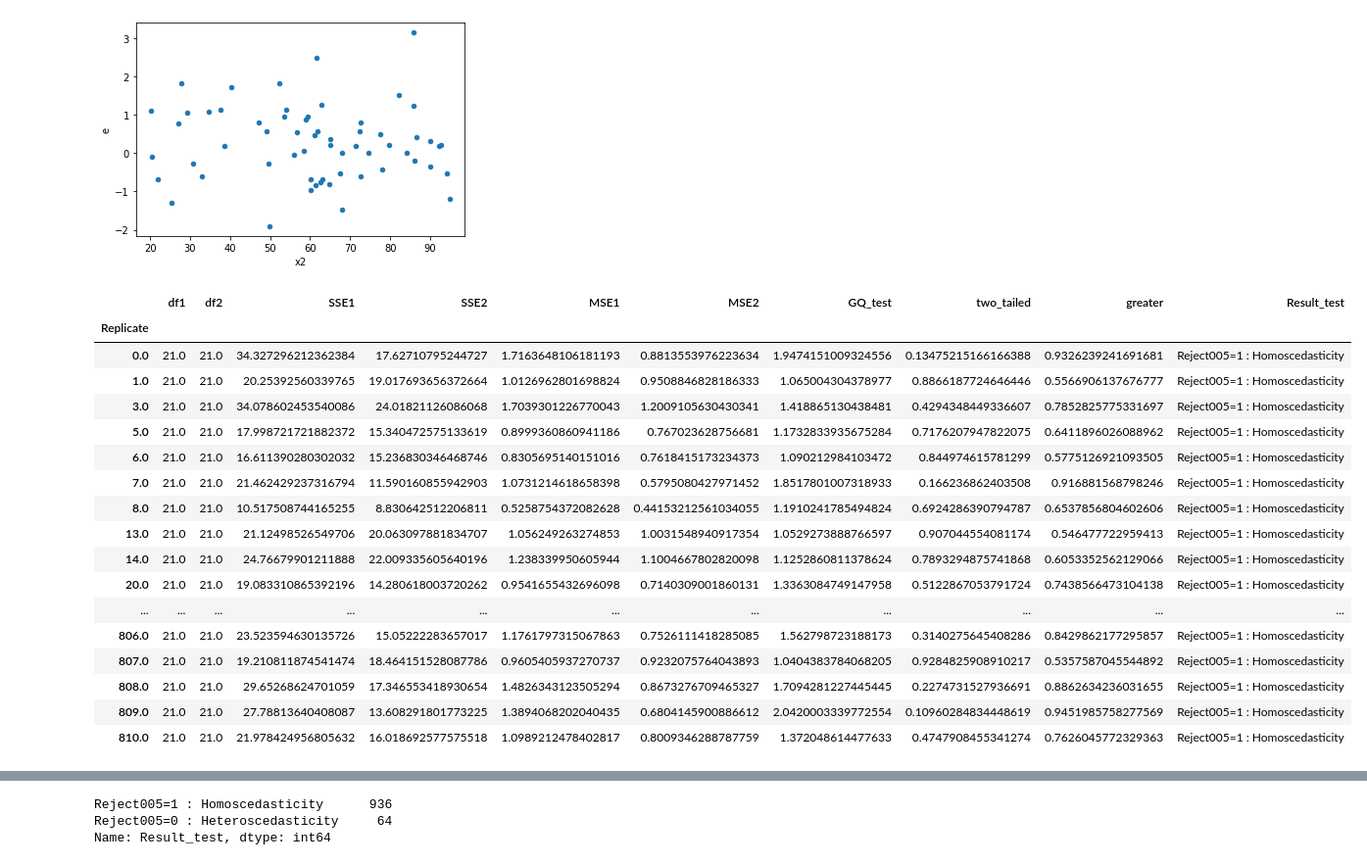
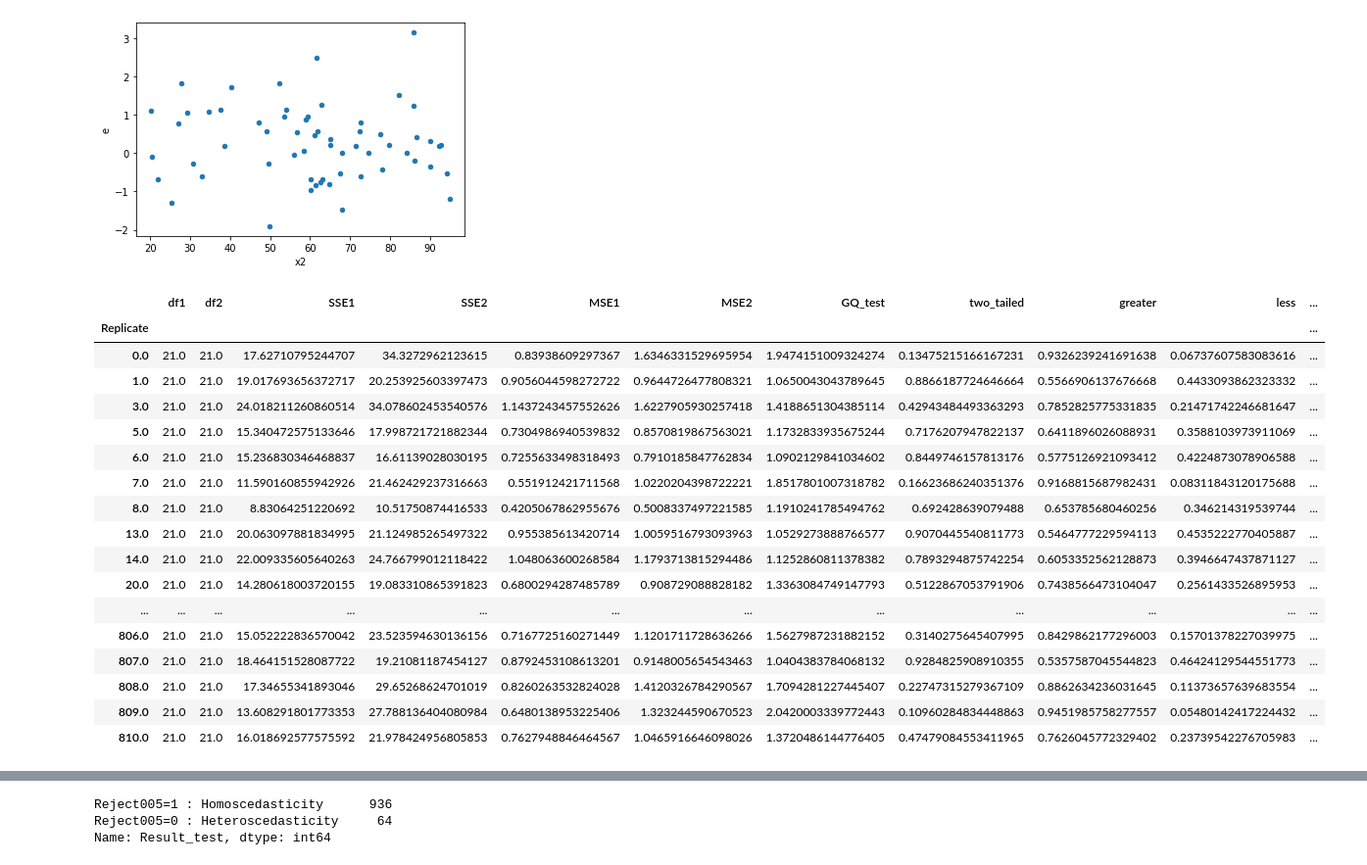
Before and after one commit to iam-fern/Generate_addition, a Jupyter notebook: GQtest_data_add_delta_(0)_n60_05.ipynb, the cells around one changed output, grey strips where cells are left out. Shown at 98% size. Cells and saved outputs as stored; diff of their text form; code cells hidden in the pictures.

```diff
--- a/GQtest_data_add_delta_(0)_n60_05.ipynb
+++ b/GQtest_data_add_delta_(0)_n60_05.ipynb
@@ -175,7 +176,6 @@ def get_result(run_replicate, percent_data):
     new_table_sort = new_table.sort_values('x2')
     new_table_sort.reset_index(inplace=True)
     new_table_sort.drop(['index'], axis=1, inplace=True)
-
 
     # แบ่งข้อมูลกลุ่มที่ 1
     table1 = new_table_sort.iloc[:int(percent_data*new_table_sort.shape[0]) , :]
@@ -189,8 +189,7 @@ def get_result(run_replicate, percent_data):
     # หาค่า df กลุ่ม 1
     DF1 = model1.df_resid + 1
     SSE1 = model1.ssr
-    MSE1 = model1.mse_resid
-
+    MSE1 = SSE1/DF1
 
     # แบ่งข้อมูลกลุ่มที่ 2
     table2 = new_table_sort.iloc[int((1-percent_data)*new_table_sort.shape[0]): , :]
@@ -204,23 +203,21 @@ def get_result(run_replicate, percent_data):
     # หาค่า df กลุ่ม 2
     DF2 = model2.df_resid + 1
     SSE2 = model2.ssr
-    MSE2 = model2.mse_resid
+    MSE2 = SSE2/DF2
 
     # ค่าสถิติทดสอบ
     GQ_test = (SSE2/DF2) / (SSE1/DF1)
-
 
     df2 = DF2
     df1 = DF1
 
     # คำนวณค่า p-value
-    # sf(x, dfn, dfd, loc=0, scale=1) : Survival function (also defined as 1 - cdf, but sf is sometimes more accurate)
+    # pdf(x, dfn, dfd, loc=0, scale=1) : Probability density function
     two_tailed = 2.0*(1.0-(ss.f.cdf(GQ_test, df2, df1)))
+    p_greater = ss.f.cdf(GQ_test, df2, df1)
+    p_less = 1.0-ss.f.cdf(GQ_test, df2, df1)
 
-    # pdf(x, dfn, dfd, loc=0, scale=1) : Probability density function
-    p_greater = ss.f.cdf(GQ_test, df2, df1)
-
-    return df2, df1, SSE2, SSE1, MSE2, MSE1, GQ_test, two_tailed, p_greater
+    return df1, df2, SSE1, SSE2, MSE1, MSE2, GQ_test, two_tailed, p_greater, p_less
 
 # สร้าง list ของ replicates
 list_replicate=list({i[0] for i in table.index})
@@ -236,13 +233,14 @@ list_MSE2=[]
 list_GQ_test=[]
 list_two_tailed=[]
 list_p_greater=[]
+list_p_less=[]
 
 # กำหนด % การแบ่งข้อมูล
 percent_data=0.4
 
 # ใช้ for loop สำหรับการ run ทุก replicates
 for run_replicate in list_replicate:
-    df1, df2, SSE1, SSE2, MSE1, MSE2, GQ_test, two_tailed, p_greater=get_result(run_replicate, percent_data)
+    df1, df2, SSE1, SSE2, MSE1, MSE2, GQ_test, two_tailed, p_greater, p_less=get_result(run_replicate, percent_data)
     list_df1.append(df1)
     list_SSE1.append(SSE1)
     list_df2.append(df2)
@@ -252,41 +250,42 @@ for run_replicate in list_replicate:
     list_GQ_test.append(GQ_test)
     list_two_tailed.append(two_tailed)
     list_p_greater.append(p_greater)
+    list_p_less.append(p_less)
 # %%
 # สร้างตารางผลลัพธ์
 alpha = 0.05
 pd.set_option('display.max_rows', 1000)
 pd.set_option('display.max_columns', 1000)
 pd.set_option('display.width', 1000)
 result=pd.DataFrame({"Replicate":list_replicate, "df1":list_df1, "df2":list_df2, "SSE1":list_SSE1,
                      "SSE2":list_SSE2, "MSE1":list_MSE1, "MSE2":list_MSE2,
-                     "GQ_test":list_GQ_test, "two_tailed":list_two_tailed, "greater":list_p_greater})
+                     "GQ_test":list_GQ_test, "two_tailed":list_two_tailed, "greater":list_p_greater, "less":list_p_less})
 result.set_index(['Replicate'], inplace=True)
-result=result[(result["two_tailed"]<=1) & (result["greater"]<=1)]
+result=result[(result["two_tailed"]<=1) & (result["greater"]<=1) & (result["less"]<=1)]
 result["Result_test"]=result["two_tailed"].apply(lambda p_value: 'Reject005=0 : Heteroscedasticity'
-                                                                  if p_value < alpha else 'Reject005=1 : Homoscedasticity')
+                                                 if p_value < alpha else 'Reject005=1 : Homoscedasticity')
 #two_tailed_new_show=two_tailed_new.drop(columns="greater")
 
 result.astype(str)
 # %% [output]
-|  | df1 | df2 | SSE1 | SSE2 | MSE1 | MSE2 | GQ_test | two_tailed | greater | Result_test |
-| Replicate |  |  |  |  |  |  |  |  |  |  |
-| 0.0 | 21.0 | 21.0 | 34.327296212362384 | 17.62710795244727 | 1.7163648106181193 | 0.8813553976223634 | 1.9474151009324556 | 0.13475215166166388 | 0.9326239241691681 | Reject005=1 : Homoscedasticity |
-| 1.0 | 21.0 | 21.0 | 20.25392560339765 | 19.017693656372664 | 1.0126962801698824 | 0.9508846828186333 | 1.065004304378977 | 0.8866187724646446 | 0.5566906137676777 | Reject005=1 : Homoscedasticity |
-| 3.0 | 21.0 | 21.0 | 34.078602453540086 | 24.01821126086068 | 1.7039301226770043 | 1.2009105630430341 | 1.418865130438481 | 0.4294348449336607 | 0.7852825775331697 | Reject005=1 : Homoscedasticity |
-| 5.0 | 21.0 | 21.0 | 17.998721721882372 | 15.340472575133619 | 0.8999360860941186 | 0.767023628756681 | 1.1732833935675284 | 0.7176207947822075 | 0.6411896026088962 | Reject005=1 : Homoscedasticity |
-| 6.0 | 21.0 | 21.0 | 16.611390280302032 | 15.236830346468746 | 0.8305695140151016 | 0.7618415173234373 | 1.090212984103472 | 0.844974615781299 | 0.5775126921093505 | Reject005=1 : Homoscedasticity |
-| 7.0 | 21.0 | 21.0 | 21.462429237316794 | 11.590160855942903 | 1.0731214618658398 | 0.5795080427971452 | 1.8517801007318933 | 0.166236862403508 | 0.916881568798246 | Reject005=1 : Homoscedasticity |
-| 8.0 | 21.0 | 21.0 | 10.517508744165255 | 8.830642512206811 | 0.5258754372082628 | 0.44153212561034055 | 1.1910241785494824 | 0.6924286390794787 | 0.6537856804602606 | Reject005=1 : Homoscedasticity |
-| 13.0 | 21.0 | 21.0 | 21.12498526549706 | 20.063097881834707 | 1.056249263274853 | 1.0031548940917354 | 1.0529273888766597 | 0.907044554081174 | 0.546477722959413 | Reject005=1 : Homoscedasticity |
-| 14.0 | 21.0 | 21.0 | 24.76679901211888 | 22.009335605640196 | 1.238339950605944 | 1.1004667802820098 | 1.1252860811378624 | 0.7893294875741868 | 0.6053352562129066 | Reject005=1 : Homoscedasticity |
-| 20.0 | 21.0 | 21.0 | 19.083310865392196 | 14.280618003720262 | 0.9541655432696098 | 0.7140309001860131 | 1.3363084749147958 | 0.5122867053791724 | 0.7438566473104138 | Reject005=1 : Homoscedasticity |
-| ... | ... | ... | ... | ... | ... | ... | ... | ... | ... | ... |
-| 806.0 | 21.0 | 21.0 | 23.523594630135726 | 15.05222283657017 | 1.1761797315067863 | 0.7526111418285085 | 1.562798723188173 | 0.3140275645408286 | 0.8429862177295857 | Reject005=1 : Homoscedasticity |
-| 807.0 | 21.0 | 21.0 | 19.210811874541474 | 18.464151528087786 | 0.9605405937270737 | 0.9232075764043893 | 1.0404383784068205 | 0.9284825908910217 | 0.5357587045544892 | Reject005=1 : Homoscedasticity |
-| 808.0 | 21.0 | 21.0 | 29.65268624701059 | 17.346553418930654 | 1.4826343123505294 | 0.8673276709465327 | 1.7094281227445445 | 0.2274731527936691 | 0.8862634236031655 | Reject005=1 : Homoscedasticity |
-| 809.0 | 21.0 | 21.0 | 27.78813640408087 | 13.608291801773225 | 1.3894068202040435 | 0.6804145900886612 | 2.0420003339772554 | 0.10960284834448619 | 0.9451985758277569 | Reject005=1 : Homoscedasticity |
-| 810.0 | 21.0 | 21.0 | 21.978424956805632 | 16.018692577575518 | 1.0989212478402817 | 0.8009346288787759 | 1.372048614477633 | 0.4747908455341274 | 0.7626045772329363 | Reject005=1 : Homoscedasticity |
+|  | df1 | df2 | SSE1 | SSE2 | MSE1 | MSE2 | GQ_test | two_tailed | greater | less | ... |
+| Replicate |  |  |  |  |  |  |  |  |  |  | ... |
+| 0.0 | 21.0 | 21.0 | 17.62710795244707 | 34.3272962123615 | 0.83938609297367 | 1.6346331529695954 | 1.9474151009324274 | 0.13475215166167231 | 0.9326239241691638 | 0.06737607583083616 | ... |
+| 1.0 | 21.0 | 21.0 | 19.017693656372717 | 20.253925603397473 | 0.9056044598272722 | 0.9644726477808321 | 1.0650043043789645 | 0.8866187724646664 | 0.5566906137676668 | 0.4433093862323332 | ... |
+| 3.0 | 21.0 | 21.0 | 24.018211260860514 | 34.078602453540576 | 1.1437243457552626 | 1.6227905930257418 | 1.4188651304385114 | 0.42943484493363293 | 0.7852825775331835 | 0.21471742246681647 | ... |
+| 5.0 | 21.0 | 21.0 | 15.340472575133646 | 17.998721721882344 | 0.7304986940539832 | 0.8570819867563021 | 1.1732833935675244 | 0.7176207947822137 | 0.6411896026088931 | 0.3588103973911069 | ... |
+| 6.0 | 21.0 | 21.0 | 15.236830346468837 | 16.61139028030195 | 0.7255633498318493 | 0.7910185847762834 | 1.0902129841034602 | 0.8449746157813176 | 0.5775126921093412 | 0.4224873078906588 | ... |
+| 7.0 | 21.0 | 21.0 | 11.590160855942926 | 21.462429237316663 | 0.551912421711568 | 1.0220204398722221 | 1.8517801007318782 | 0.16623686240351376 | 0.9168815687982431 | 0.08311843120175688 | ... |
+| 8.0 | 21.0 | 21.0 | 8.83064251220692 | 10.51750874416533 | 0.4205067862955676 | 0.5008337497221585 | 1.1910241785494762 | 0.692428639079488 | 0.653785680460256 | 0.346214319539744 | ... |
+| 13.0 | 21.0 | 21.0 | 20.063097881834995 | 21.124985265497322 | 0.955385613420714 | 1.0059516793093963 | 1.0529273888766577 | 0.9070445540811773 | 0.5464777229594113 | 0.4535222770405887 | ... |
+| 14.0 | 21.0 | 21.0 | 22.009335605640263 | 24.766799012118422 | 1.048063600268584 | 1.1793713815294486 | 1.1252860811378382 | 0.7893294875742254 | 0.6053352562128873 | 0.3946647437871127 | ... |
+| 20.0 | 21.0 | 21.0 | 14.280618003720155 | 19.083310865391823 | 0.6800294287485789 | 0.908729088828182 | 1.3363084749147793 | 0.5122867053791906 | 0.7438566473104047 | 0.2561433526895953 | ... |
+| ... | ... | ... | ... | ... | ... | ... | ... | ... | ... | ... | ... |
+| 806.0 | 21.0 | 21.0 | 15.052222836570042 | 23.523594630136156 | 0.7167725160271449 | 1.1201711728636266 | 1.5627987231882152 | 0.3140275645407995 | 0.8429862177296003 | 0.15701378227039975 | ... |
+| 807.0 | 21.0 | 21.0 | 18.464151528087722 | 19.21081187454127 | 0.8792453108613201 | 0.9148005654543463 | 1.0404383784068132 | 0.9284825908910355 | 0.5357587045544823 | 0.46424129544551773 | ... |
+| 808.0 | 21.0 | 21.0 | 17.34655341893046 | 29.65268624701019 | 0.8260263532824028 | 1.4120326784290567 | 1.7094281227445407 | 0.22747315279367109 | 0.8862634236031645 | 0.11373657639683554 | ... |
+| 809.0 | 21.0 | 21.0 | 13.608291801773353 | 27.788136404080984 | 0.6480138953225406 | 1.323244590670523 | 2.0420003339772443 | 0.10960284834448863 | 0.9451985758277557 | 0.05480142417224432 | ... |
+| 810.0 | 21.0 | 21.0 | 16.018692577575592 | 21.978424956805853 | 0.7627948846464567 | 1.0465916646098026 | 1.3720486144776405 | 0.47479084553411965 | 0.7626045772329402 | 0.23739542276705983 | ... |
 # %%
 # สร้างตารางผลลัพธ์
 alpha = 0.05
```
Also changed, not shown: parts of 2 cells of this notebook.
